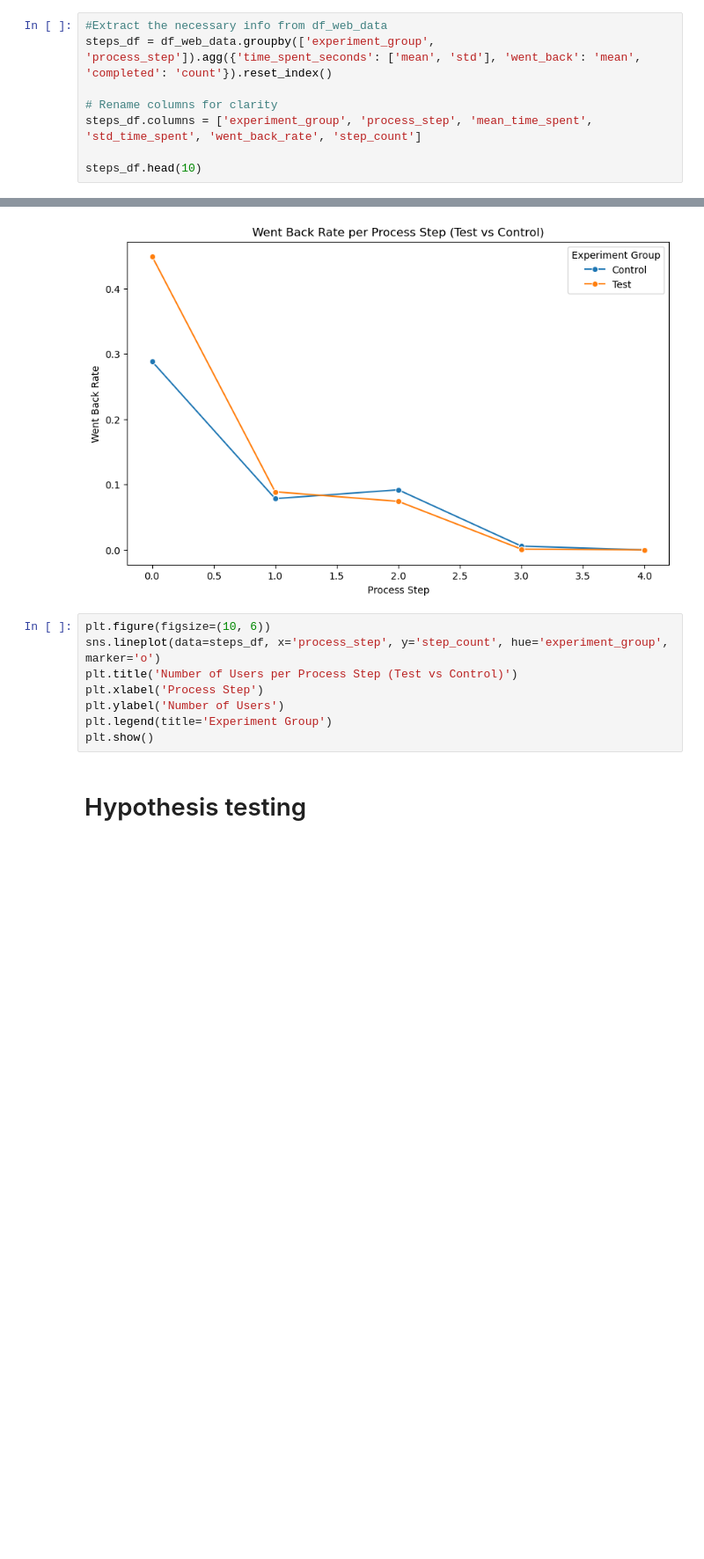
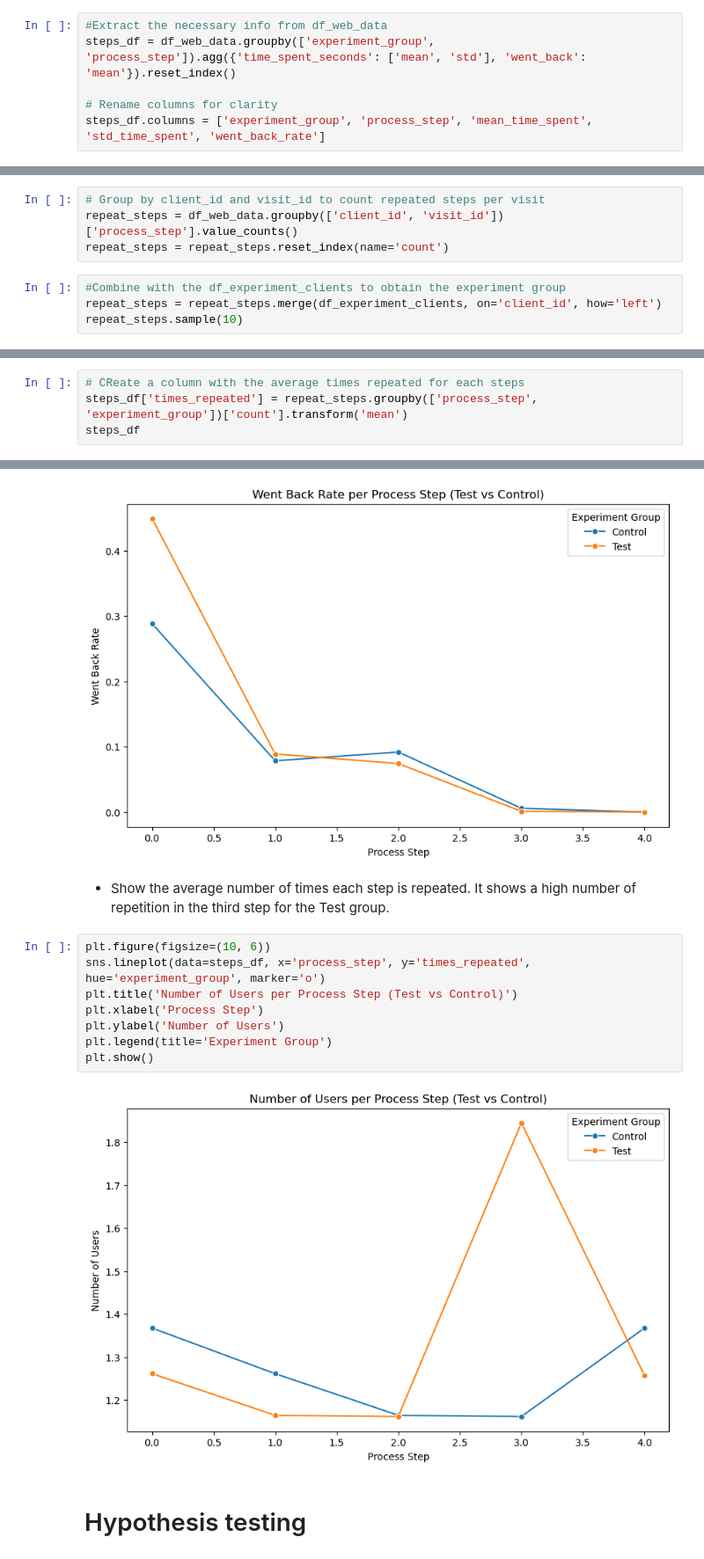
Before and after one commit to almudenaolg/Vanguard-AB-Test-Analysis, a Jupyter notebook: exploratory.ipynb, the cells around one changed output, grey strips where cells are left out. Shown at 88% size. Cells and saved outputs as stored; diff of their text form; blank space fills up the shorter version.

```diff
--- a/exploratory.ipynb
+++ b/exploratory.ipynb
@@ -369,9 +357,7 @@ df_web_data.dropna(inplace=True)
 ### Create the steps dataframe
 # %%
 #Extract the necessary info from df_web_data
-steps_df = df_web_data.groupby(['experiment_group', 'process_step']).agg({'time_spent_seconds': ['mean', 'std'], 'went_back': 'mean', 'completed': 'count'}).reset_index()
+steps_df = df_web_data.groupby(['experiment_group', 'process_step']).agg({'time_spent_seconds': ['mean', 'std'], 'went_back': 'mean'}).reset_index()
 
 # Rename columns for clarity
-steps_df.columns = ['experiment_group', 'process_step', 'mean_time_spent', 'std_time_spent', 'went_back_rate', 'step_count']
-
-steps_df.head(10)
+steps_df.columns = ['experiment_group', 'process_step', 'mean_time_spent', 'std_time_spent', 'went_back_rate']
@@ -389,0 +364,8 @@ steps_df.head(10)
+# %%
+# Group by client_id and visit_id to count repeated steps per visit
+repeat_steps = df_web_data.groupby(['client_id', 'visit_id'])['process_step'].value_counts()
+repeat_steps = repeat_steps.reset_index(name='count')
+# %%
+#Combine with the df_experiment_clients to obtain the experiment group
+repeat_steps = repeat_steps.merge(df_experiment_clients, on='client_id', how='left')
+repeat_steps.sample(10)
@@ -389,0 +384,4 @@ steps_df.head(10)
+# %%
+# CReate a column with the average times repeated for each steps
+steps_df['times_repeated'] = repeat_steps.groupby(['process_step', 'experiment_group'])['count'].transform('mean')
+steps_df
@@ -1268,14 +1291,18 @@ plt.legend(title='Experiment Group')
 plt.show()
 # %% [output]
 [figure]
+# %% [markdown]
+- Show the average number of times each step is repeated. It shows a high number of repetition in the third step for the Test group.
 # %%
 plt.figure(figsize=(10, 6))
-sns.lineplot(data=steps_df, x='process_step', y='step_count', hue='experiment_group', marker='o')
+sns.lineplot(data=steps_df, x='process_step', y='times_repeated', hue='experiment_group', marker='o')
 plt.title('Number of Users per Process Step (Test vs Control)')
 plt.xlabel('Process Step')
 plt.ylabel('Number of Users')
 plt.legend(title='Experiment Group')
 plt.show()
+# %% [output]
+[figure, added]
 # %% [markdown]
 # Hypothesis testing
 # %% [markdown]
```
Also changed, not shown: parts of 18 cells of this notebook, 11 other files.
